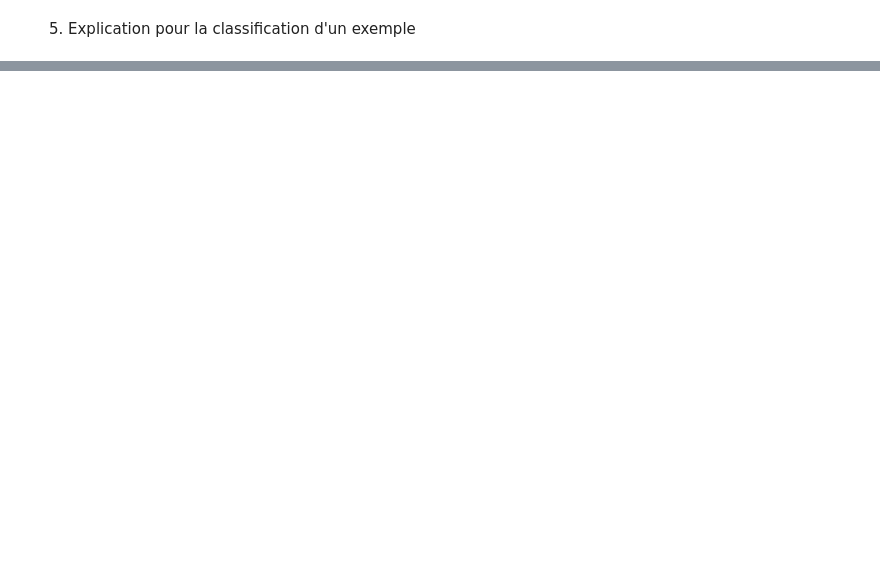
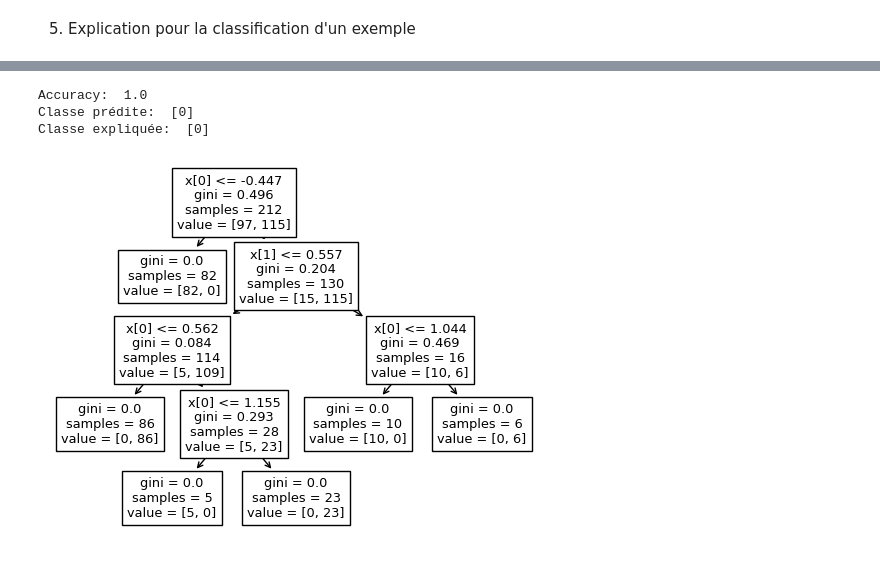
Before and after one commit to pidoux7/XAI, a Jupyter notebook: TME7/TME7.ipynb, the cells around one changed output, grey strips where cells are left out. Saved outputs shown, nothing was run; the diff lists cells and outputs as text; code cells hidden in the pictures; blank space fills up the shorter version.

```diff
--- a/TME7/TME7.ipynb
+++ b/TME7/TME7.ipynb
@@ -114,0 +80,9 @@ Règles pour x:  ['petal width (cm) <= 0.800000011920929', 'petal width (cm) <=
+# %%
+x = X_test[1]
+print('Exemple: ', x)
+
+node_indices = path.indices
+feature_names = iris.feature_names
+
+# Exemple d'utilisation de la fonction
+rules_x = analyser_exemple(clf, x, iris.feature_names)
@@ -208,0 +440,24 @@ valeurs différentes: l'explication a 0, l'exemple a petal width (cm) <= 1.75
+# %%
+Z = Z_equal + Z_diff
+Z = np.array([Z[i]['attributs'].reshape(1, -1) for i in range(len(Z))]).reshape(-1, 2)
+true_Z = model1.predict(Z)
+
+clf2 = DecisionTreeClassifier()
+clf2.fit(Z, true_Z)
+accuracy = clf2.score(Z, true_Z)
+print('Accuracy: ', accuracy)
+
+tree.plot_tree(clf2)
+
+# Avec un exemple
+
+pred_x = model1.predict(x_reshape)
+eplained_x = clf2.predict(x_reshape)
+
+print('Classe prédite: ', pred_x)
+print('Classe expliquée: ', eplained_x)
+# %% [output]
+Accuracy:  1.0
+Classe prédite:  [0]
+Classe expliquée:  [0]
+[figure, added]
```
Also changed, not shown: parts of 29 cells of this notebook, 1 other file.
